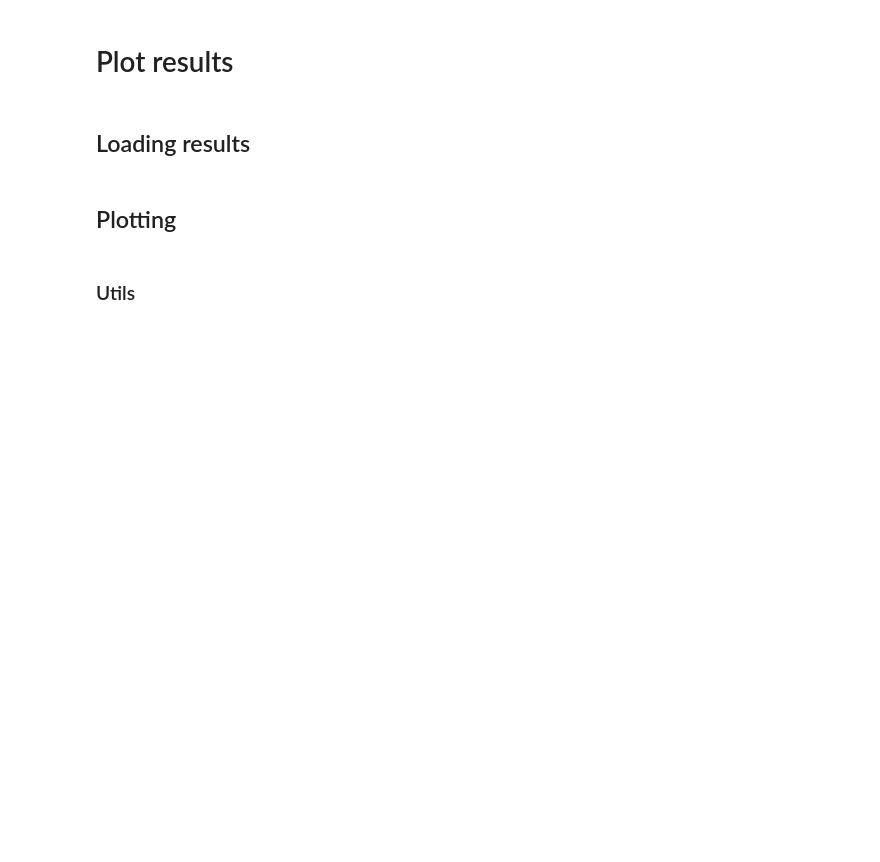
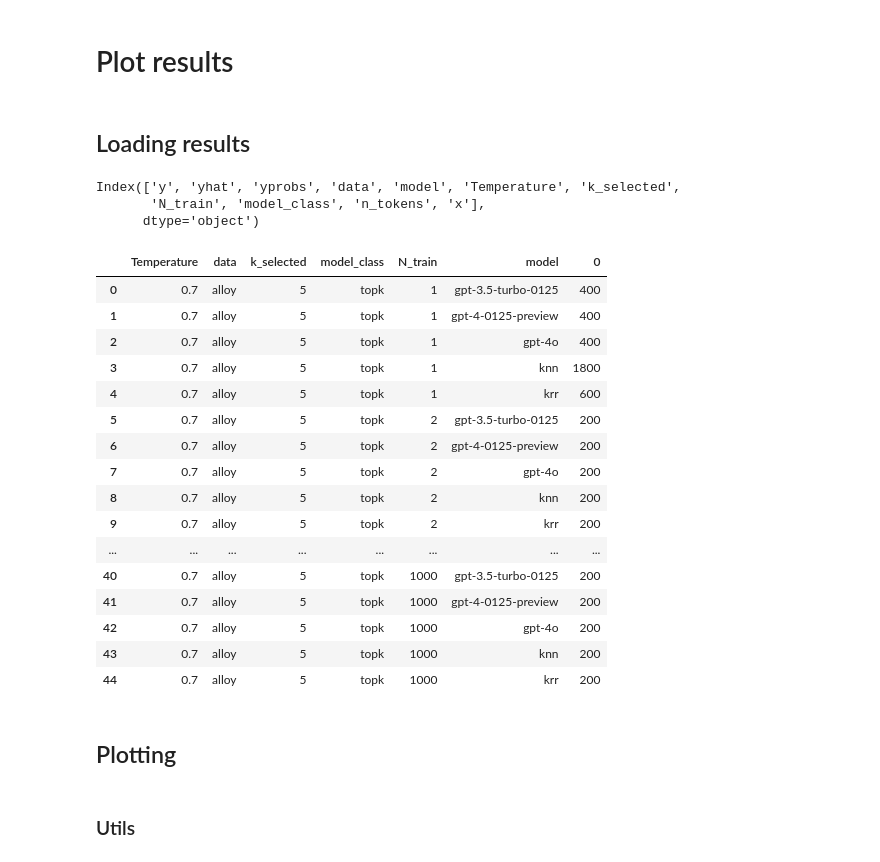
Before and after one commit to ur-whitelab/BO-LIFT, a Jupyter notebook: paper/Regression_Experiments.ipynb, the cells around one changed output. Saved outputs shown, nothing was run; the diff lists cells and outputs as text; code cells hidden in the pictures; blank space fills up the shorter version.

```diff
--- a/paper/Regression_Experiments.ipynb
+++ b/paper/Regression_Experiments.ipynb
@@ -477,11 +608,33 @@ plt.rcParams.update({'axes.facecolor':'#f5f4e9',
 # %% [markdown]
 ## Loading results
 # %%
-df = pd.read_csv("sol-regression-models.csv", sep=';')
+df = pd.read_csv("regression-results_alloy_dataset.csv", sep=';')
 # df = pd.read_csv("ocm-regression-results1.csv", sep=';')
 df.columns
+# %% [output]
+Index(['y', 'yhat', 'yprobs', 'data', 'model', 'Temperature', 'k_selected',
+       'N_train', 'model_class', 'n_tokens', 'x'],
+      dtype='object')
 # %%
-df[(df['data'] == 'ocm')].groupby(['Temperature', 'data', 'k_selected', 'model_class', "N_train", "model"]).size().reset_index().sort_values(by=["model_class", "Temperature"])
+df[(df['data'] == 'alloy')].groupby(['Temperature', 'data', 'k_selected', 'model_class', "N_train", "model"]).size().reset_index().sort_values(by=["model_class", "Temperature"])
+# %% [output]
+|  | Temperature | data | k_selected | model_class | N_train | model | 0 |
+| 0 | 0.7 | alloy | 5 | topk | 1 | gpt-3.5-turbo-0125 | 400 |
+| 1 | 0.7 | alloy | 5 | topk | 1 | gpt-4-0125-preview | 400 |
+| 2 | 0.7 | alloy | 5 | topk | 1 | gpt-4o | 400 |
+| 3 | 0.7 | alloy | 5 | topk | 1 | knn | 1800 |
+| 4 | 0.7 | alloy | 5 | topk | 1 | krr | 600 |
+| 5 | 0.7 | alloy | 5 | topk | 2 | gpt-3.5-turbo-0125 | 200 |
+| 6 | 0.7 | alloy | 5 | topk | 2 | gpt-4-0125-preview | 200 |
+| 7 | 0.7 | alloy | 5 | topk | 2 | gpt-4o | 200 |
+| 8 | 0.7 | alloy | 5 | topk | 2 | knn | 200 |
+| 9 | 0.7 | alloy | 5 | topk | 2 | krr | 200 |
+| ... | ... | ... | ... | ... | ... | ... | ... |
+| 40 | 0.7 | alloy | 5 | topk | 1000 | gpt-3.5-turbo-0125 | 200 |
+| 41 | 0.7 | alloy | 5 | topk | 1000 | gpt-4-0125-preview | 200 |
+| 42 | 0.7 | alloy | 5 | topk | 1000 | gpt-4o | 200 |
+| 43 | 0.7 | alloy | 5 | topk | 1000 | knn | 200 |
+| 44 | 0.7 | alloy | 5 | topk | 1000 | krr | 200 |
 # %% [markdown]
 ## Plotting
 # %% [markdown]
```
Also changed, not shown: parts of 17 cells of this notebook, 6 other files.
